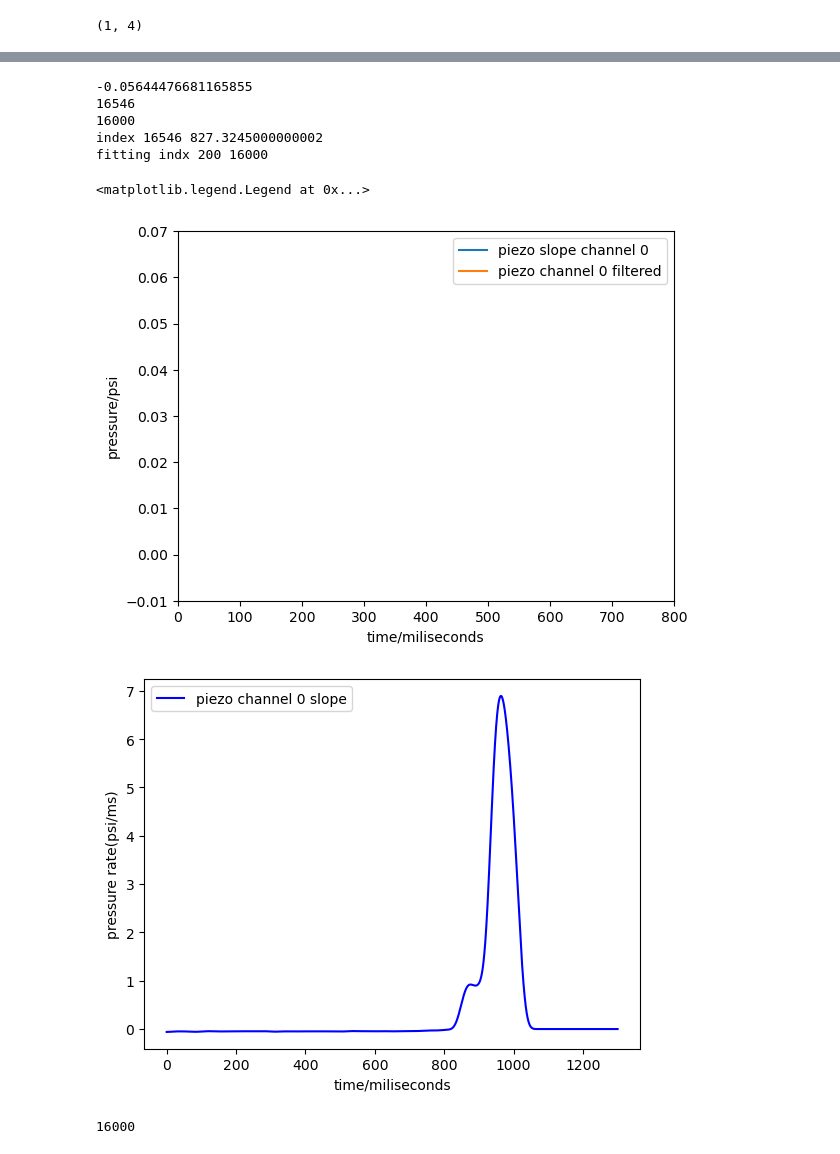
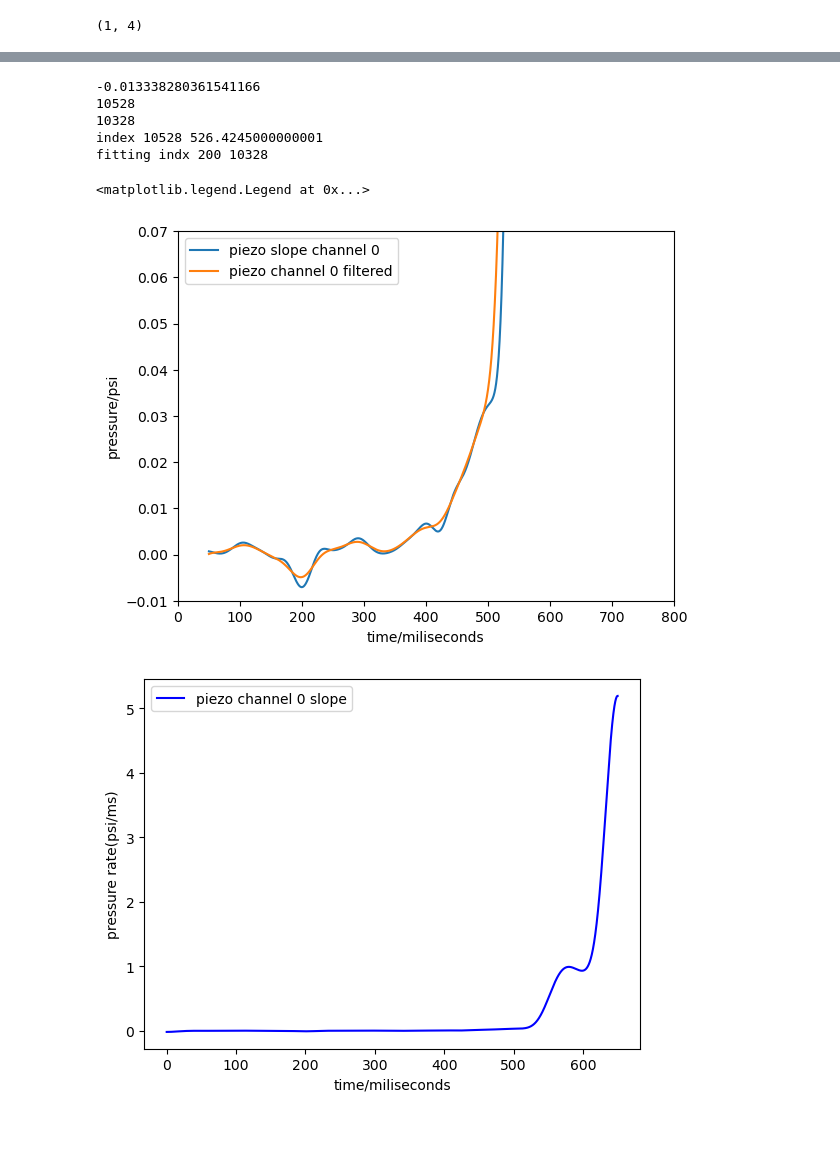
Before and after one commit to SBC-Collaboration/LAr10Ana, a Jupyter notebook: nb/rzhang/Piezo-Waveform_slope_fitting-auto_graph_newsampling.ipynb, the cells around one changed output, grey strips where cells are left out. Saved outputs shown, nothing was run; the diff lists cells and outputs as text; code cells hidden in the pictures.

```diff
--- a/nb/rzhang/Piezo-Waveform_slope_fitting-auto_graph_newsampling.ipynb
+++ b/nb/rzhang/Piezo-Waveform_slope_fitting-auto_graph_newsampling.ipynb
@@ -17,10 +17,11 @@ importlib.reload(AcousticT0)
 TEST_RUN = "/exp/e961/data/SBC-25-daqdata/20250611_1/"
 TEST_RUN2 = "/exp/e961/app/users/runze/data/20251121_5/"
 TEST_RUN2 = "/exp/e961/app/users/runze/data/20260205_6/" # quiet mode p=2bara
+TEST_RUN2 = "/exp/e961/data/SBC-25-unpacked/20251112_18/"
 
 # TEST_RUN2 = "/exp/e961/data/users/gputnam/SBC-25-daqdata-test/20251103_1/"
-TEST_EVT = 31
-TEST_EVT = 33
+# TEST_EVT = 31
+TEST_EVT = 34 #34
 # 68 is first outlier, 39 is first missing event
 # %%
 data = GetEvent(TEST_RUN2, TEST_EVT,strictMode=False)
@@ -154,46 +155,46 @@ pressure_before_fit = piezo0_filtered[starting_indx:ending_indx]
 time_range = time_list_ms[starting_indx:ending_indx]
 print("fitting indx", starting_indx, fitting_ending_indx)
 # %% [output]
--0.05644476681165855
-16546
-16000
-index 16546 827.3245000000002
-fitting indx 200 16000
+-0.013338280361541166
+10528
+10328
+index 10528 526.4245000000001
+fitting indx 200 10328
 # %%
 
 
 # add low pass filter
 # assuming 1 microsecond time resolution 1e6Hz
 numtaps = 1000  # filter length (longer = sharper cutoff)
 Fs= 1000000/average_window # sampling rate
 Fc = 10 # low pass filter in Hz
 fir = firwin(numtaps, Fc, window='hamming', fs=Fs)
 
 slope0_filtered = filtfilt(fir, [1.0], piezoslope0)
-plt.plot(time_list_ms[:-1],piezoslope0, label="piezo slope channel 0")
-plt.plot(time_list_ms[:-1],slope0_filtered, label="piezo channel 0 filtered")
+plt.plot(time_list_ms[numtaps:-1],piezoslope0[numtaps:], label="piezo slope channel 0")
+plt.plot(time_list_ms[numtaps:-1],slope0_filtered[numtaps:], label="piezo channel 0 filtered")
 plt.xlabel("time/miliseconds")
 plt.ylabel("pressure/psi")
 plt.xlim(0,800)
 plt.ylim(-0.01,0.07)
 plt.legend()
 
 
 fig, ax1 = plt.subplots()
 
 # First axis
 l1 = ax1.plot(time_list_ms[:-1],piezoslope0, label="piezo channel 0 slope",color="blue")
 ax1.set_xlabel("time/miliseconds")
 ax1.set_ylabel("pressure rate(psi/ms)")
 # ax1.tick_params(axis='y', labelcolor="blue")
 
 
 
 ax1.legend()
 # %% [output]
 <matplotlib.legend.Legend at 0x...>
-[figure, old version]
+[figure, new version]
-[figure, old version]
+[figure, new version]
 # %%
 # manually choose starting point and end point
 for index in range(len(time_list_ms)):
@@ -201,8 +202,6 @@ for index in range(len(time_list_ms)):
         print(index)
         break
 #8e5
-# %% [output]
-16000
 # %%
 def piecewise_with_t(params, x):
     a, t = params
```
Also changed, not shown: parts of 4 cells of this notebook, 4 other files.
